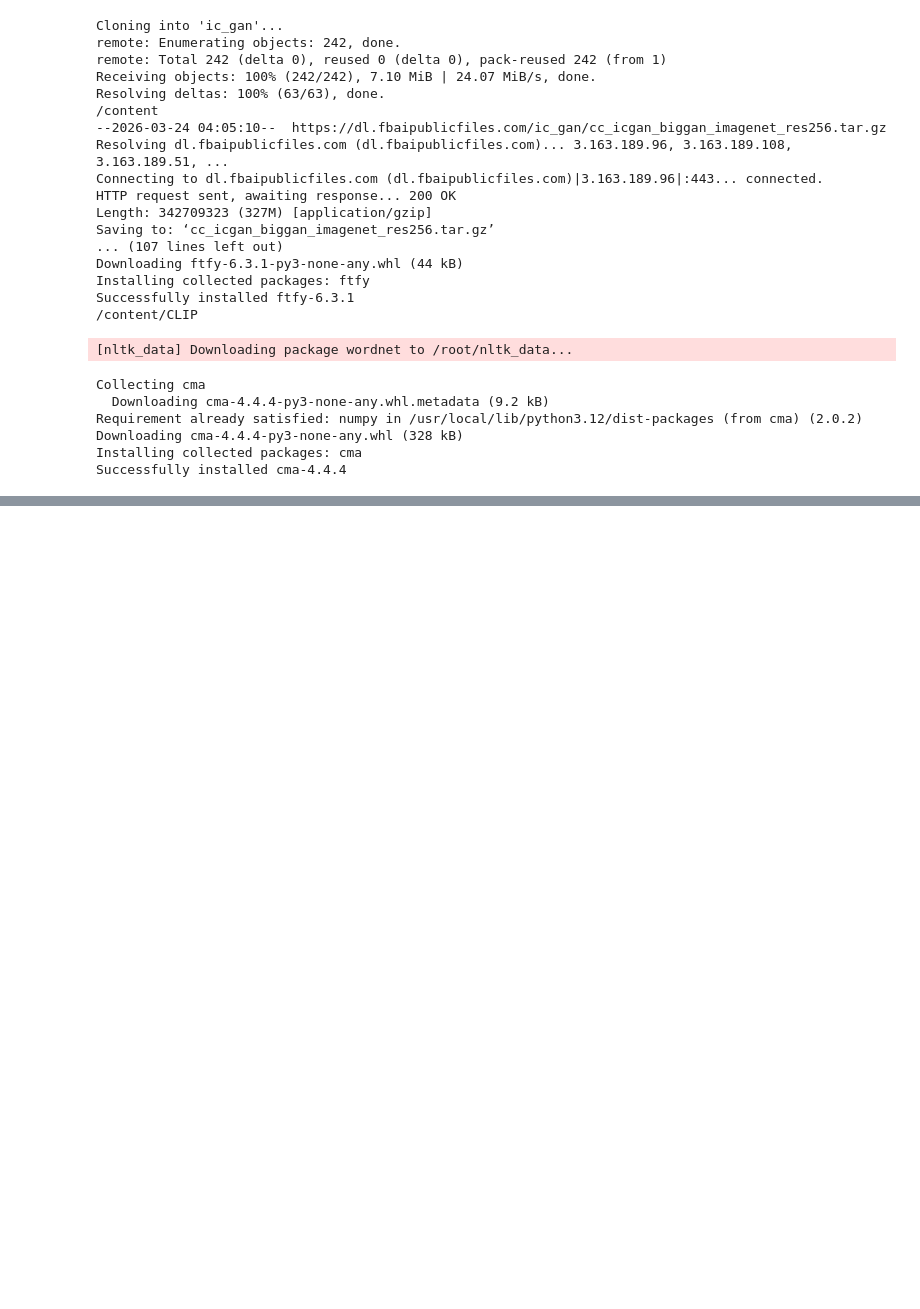
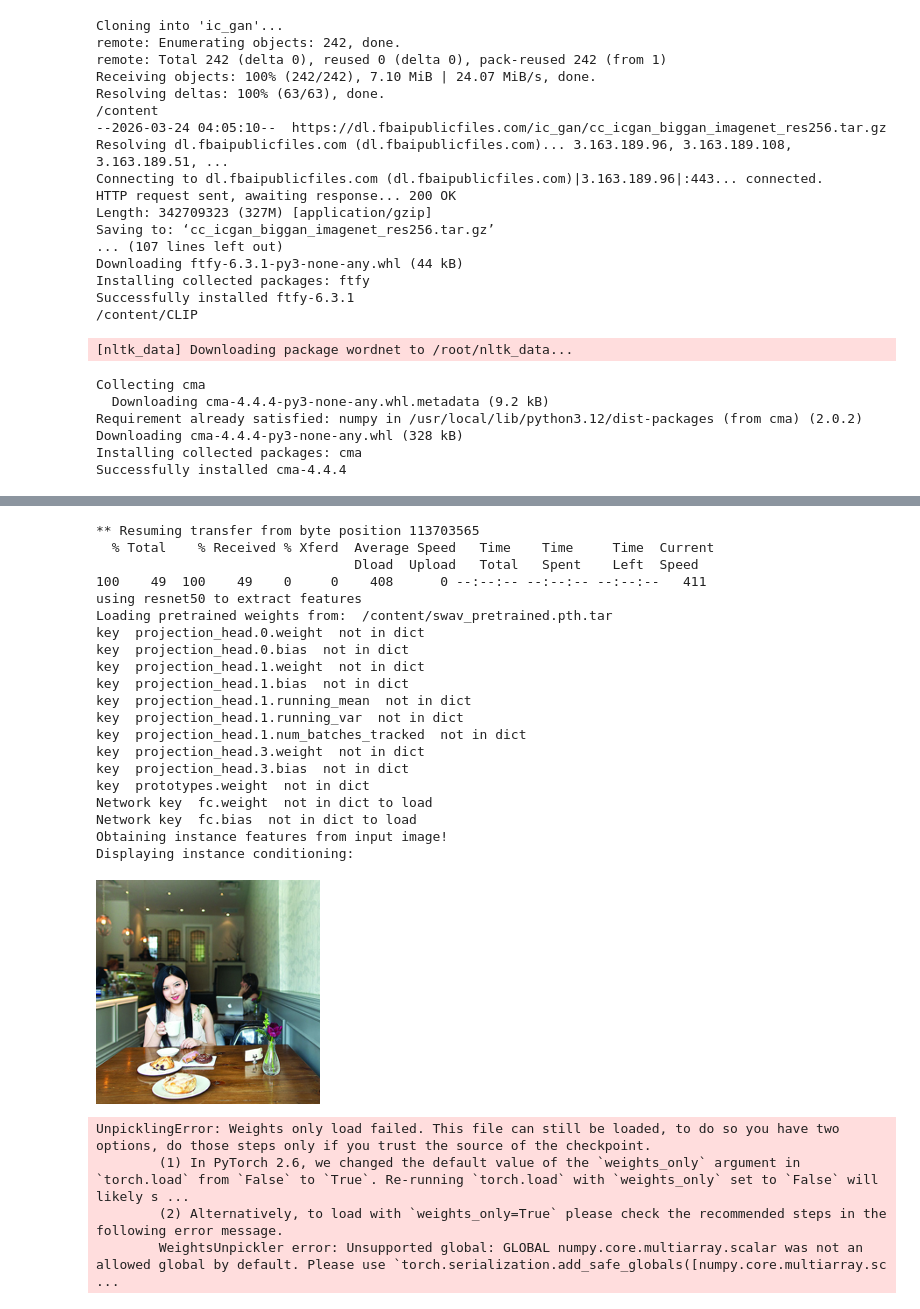
Before and after one commit to markangeloracca/GenAI-Or-Not_Image_Classification, a Jupyter notebook: inference/icgan_colab.ipynb, the cells around one changed output, grey strips where cells are left out. Saved outputs shown, nothing was run; the diff lists cells and outputs as text; code cells hidden in the pictures; blank space fills up the shorter version.

```diff
--- a/inference/icgan_colab.ipynb
+++ b/inference/icgan_colab.ipynb
@@ -277,7 +278,7 @@ else:
   experiment_name = 'cc_icgan_biggan_imagenet_res256'
 #last_gen_model = experiment_name
 size = '256'
-input_image_instance = ""#@param {type:"string"}
+input_image_instance = "/content/sample_data/000000510859.jpg"#@param {type:"string"}
 input_feature_index =   3#@param {type:'integer'}
 class_index =   538#@param {type:'integer'}
 num_samples_ranked =   16#@param {type:'integer'}
@@ -323,10 +324,12 @@ elif input_feature_index is not None:
 else:
   input_features = None
 
-# Load generative model
-model, last_gen_model = load_generative_model(gen_model, last_gen_model, experiment_name, model)
-# Prepare other variables
-name_file = '%s_class_index%s_instance_index%s'%(gen_model, str(class_index) if class_index is not None else 'None', str(input_feature_index) if input_feature_index is not None else 'None')
+# Add the specific global that is causing the crash
+with torch.serialization.safe_globals([numpy.core.multiarray.scalar]):
+  # Load generative model
+  model, last_gen_model = load_generative_model(gen_model, last_gen_model, experiment_name, model)
+  # Prepare other variables
+  name_file = '%s_class_index%s_instance_index%s'%(gen_model, str(class_index) if class_index is not None else 'None', str(input_feature_index) if input_feature_index is not None else 'None')
 
 !rm -rf /content/output
 !mkdir -p /content/output
@@ -374,33 +377,59 @@ for i_bs in range(num_samples_total//batch_size+1):
     all_outs.append(out.detach().cpu())
   del (out)
 all_outs = torch.cat(all_outs)
 all_dists = np.concatenate(all_dists)
 
 # Order samples by distance to conditioning feature vector and select only num_samples_ranked images
 selected_idxs =np.argsort(all_dists)[:num_samples_ranked]
 #print('All distances re-ordered ', np.sort(all_dists))
 # Create figure
 row_i, col_i, i_im = 0, 0, 0
 all_images_mosaic = np.zeros((3,size*(int(np.sqrt(num_samples_ranked))), size*(int(np.sqrt(num_samples_ranked)))))
 for j in selected_idxs:
   all_images_mosaic[:,row_i*size:row_i*size+size, col_i*size:col_i*size+size] = all_outs[j]
   if row_i == int(np.sqrt(num_samples_ranked))-1:
     row_i = 0
     if col_i == int(np.sqrt(num_samples_ranked))-1:
       col_i = 0
     else:
       col_i +=1
   else:
     row_i+=1
   i_im +=1
 
 name = '/content/%s_seed%i.png'%(name_file,seed if seed is not None else -1)
 pil_image = save(all_images_mosaic[np.newaxis,...],name, torch_format=False)
 print('Displaying generated images')
 display(pil_image)
 
 if download_file:
   files.download(name)
+# %% [output]
+** Resuming transfer from byte position 113703565
+  % Total    % Received % Xferd  Average Speed   Time    Time     Time  Current
+                                 Dload  Upload   Total   Spent    Left  Speed
+100    49  100    49    0     0    408      0 --:--:-- --:--:-- --:--:--   411
+using resnet50 to extract features
+Loading pretrained weights from:  /content/swav_pretrained.pth.tar
+key  projection_head.0.weight  not in dict
+key  projection_head.0.bias  not in dict
+key  projection_head.1.weight  not in dict
+key  projection_head.1.bias  not in dict
+key  projection_head.1.running_mean  not in dict
+key  projection_head.1.running_var  not in dict
+key  projection_head.1.num_batches_tracked  not in dict
+key  projection_head.3.weight  not in dict
+key  projection_head.3.bias  not in dict
+key  prototypes.weight  not in dict
+Network key  fc.weight  not in dict to load
+Network key  fc.bias  not in dict to load
+Obtaining instance features from input image!
+Displaying instance conditioning:
+[figure, added]
+UnpicklingError: Weights only load failed. This file can still be loaded, to do so you have two options, do those steps only if you trust the source of the checkpoint.
+        (1) In PyTorch 2.6, we changed the default value of the `weights_only` argument in `torch.load` from `False` to `True`. Re-running `torch.load` with `weights_only` set to `False` will likely s ...
+        (2) Alternatively, to load with `weights_only=True` please check the recommended steps in the following error message.
+        WeightsUnpickler error: Unsupported global: GLOBAL numpy.core.multiarray.scalar was not an allowed global by default. Please use `torch.serialization.add_safe_globals([numpy.core.multiarray.sc ...
 # %%
 #@title Generate images with IC-GAN + CLIP!
 #@markdown 1. For **prompt** OpenAI suggest to use the template "A photo of a X." or "A photo of a X, a type of Y." [[paper]](https://cdn.openai.com/papers/Learning_Transferable_Visual_Models_From_Natural_Language_Supervision.pdf)
```
Also changed, not shown: parts of 1 cell of this notebook.
